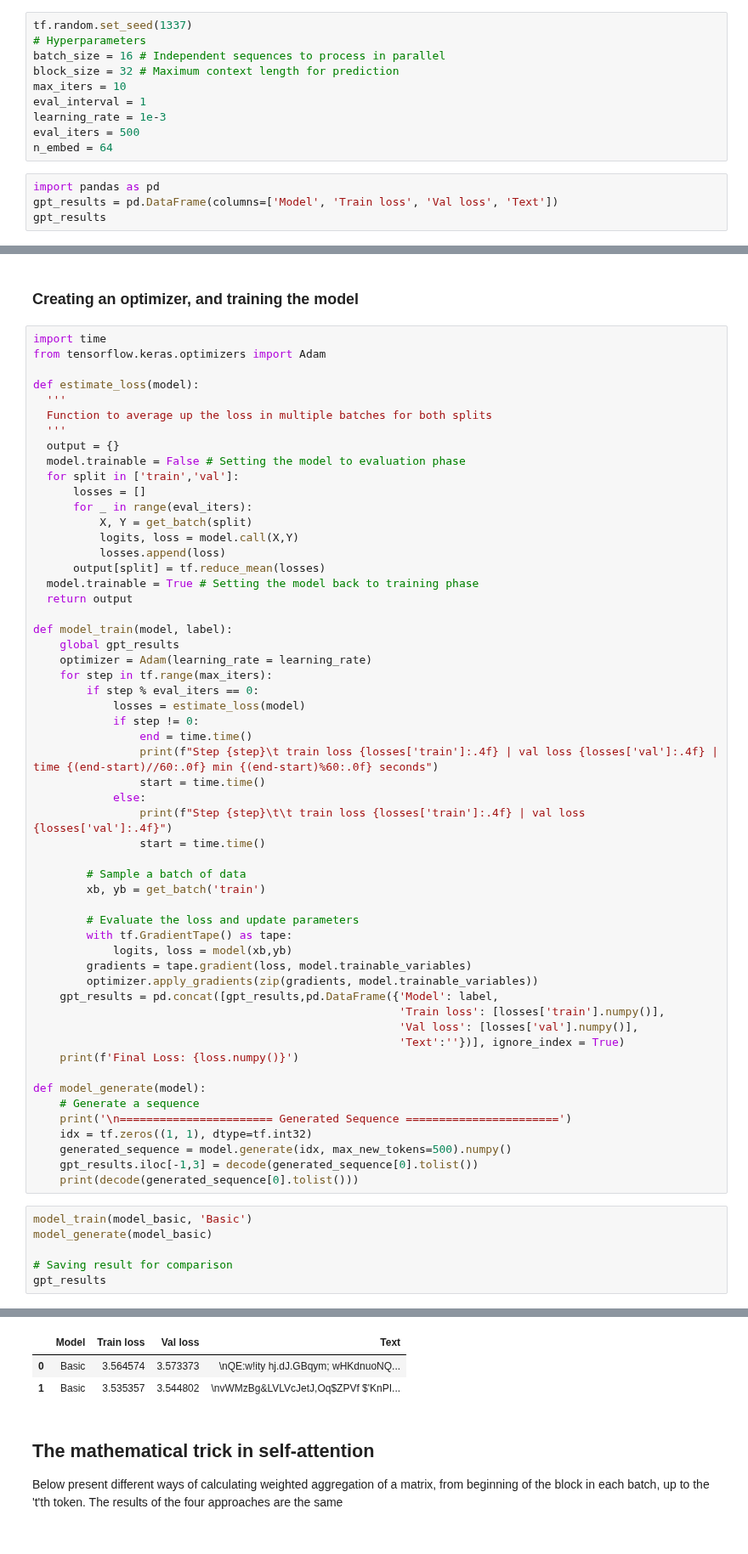
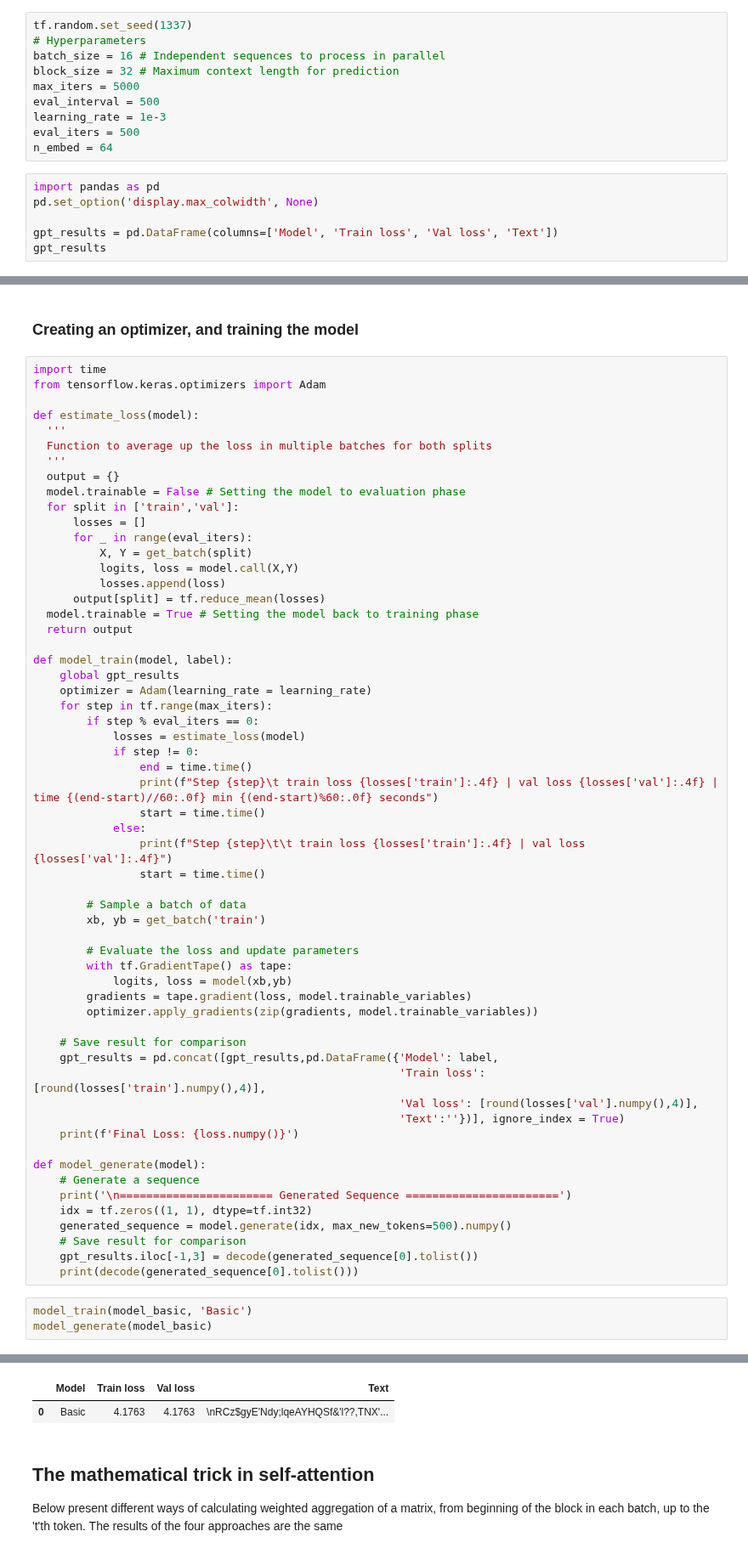
Before and after one commit to kwonowk/GPT-from-scratch, a Jupyter notebook: gpt_from_scratch.ipynb, the cells around one changed output, grey strips where cells are left out. Shown at 85% size. Cells and saved outputs as stored; diff of their text form.

Commit message:
Cleaned the code and ready to train for results

```diff
--- a/gpt_from_scratch.ipynb
+++ b/gpt_from_scratch.ipynb
@@ -161,13 +161,15 @@ tf.random.set_seed(1337)
 # Hyperparameters
 batch_size = 16 # Independent sequences to process in parallel
 block_size = 32 # Maximum context length for prediction
-max_iters = 10
-eval_interval = 1
+max_iters = 5000
+eval_interval = 500
 learning_rate = 1e-3
 eval_iters = 500
 n_embed = 64
 # %%
 import pandas as pd
+pd.set_option('display.max_colwidth', None)
+
 gpt_results = pd.DataFrame(columns=['Model', 'Train loss', 'Val loss', 'Text'])
 gpt_results
 # %% [output]
@@ -278,9 +279,11 @@ def model_train(model, label):
             logits, loss = model(xb,yb)
         gradients = tape.gradient(loss, model.trainable_variables)
         optimizer.apply_gradients(zip(gradients, model.trainable_variables))
+
+    # Save result for comparison
     gpt_results = pd.concat([gpt_results,pd.DataFrame({'Model': label,
-                                                       'Train loss': [losses['train'].numpy()],
-                                                       'Val loss': [losses['val'].numpy()],
+                                                       'Train loss': [round(losses['train'].numpy(),4)],
+                                                       'Val loss': [round(losses['val'].numpy(),4)],
                                                        'Text':''})], ignore_index = True)
     print(f'Final Loss: {loss.numpy()}')
 
@@ -289,12 +292,10 @@ def model_generate(model):
     print('\n======================= Generated Sequence =======================')
     idx = tf.zeros((1, 1), dtype=tf.int32)
     generated_sequence = model.generate(idx, max_new_tokens=500).numpy()
+    # Save result for comparison
     gpt_results.iloc[-1,3] = decode(generated_sequence[0].tolist())
     print(decode(generated_sequence[0].tolist()))
 # %%
 model_train(model_basic, 'Basic')
 model_generate(model_basic)
-
-# Saving result for comparison
-gpt_results
 # %% [output]
@@ -314,6 +316,5 @@ TSTdspUGoijEgvG;vZjGerTfnfcaADtLYll&N ns?nIthiaILOAPYiV-Mk:WfiBJgMO is!f,KKQ
 |  | Model | Train loss | Val loss | Text |
-| 0 | Basic | 3.564574 | 3.573373 | \nQE:w!ity hj.dJ.GBqym; wHKdnuoNQ... |
-| 1 | Basic | 3.535357 | 3.544802 | \nvWMzBg&LVLVcJetJ,Oq$ZPVf $'KnPI... |
+| 0 | Basic | 4.1763 | 4.1763 | \nRCz$gyE'Ndy;lqeAYHQSf&'l??,TNX'... |
 # %% [markdown]
 ## The mathematical trick in self-attention
 Below present different ways of calculating weighted aggregation of a matrix, from beginning of the block in each batch, up to the 't'th token. The results of the four approaches are the same
```
Also changed, not shown: parts of 8 cells of this notebook.
